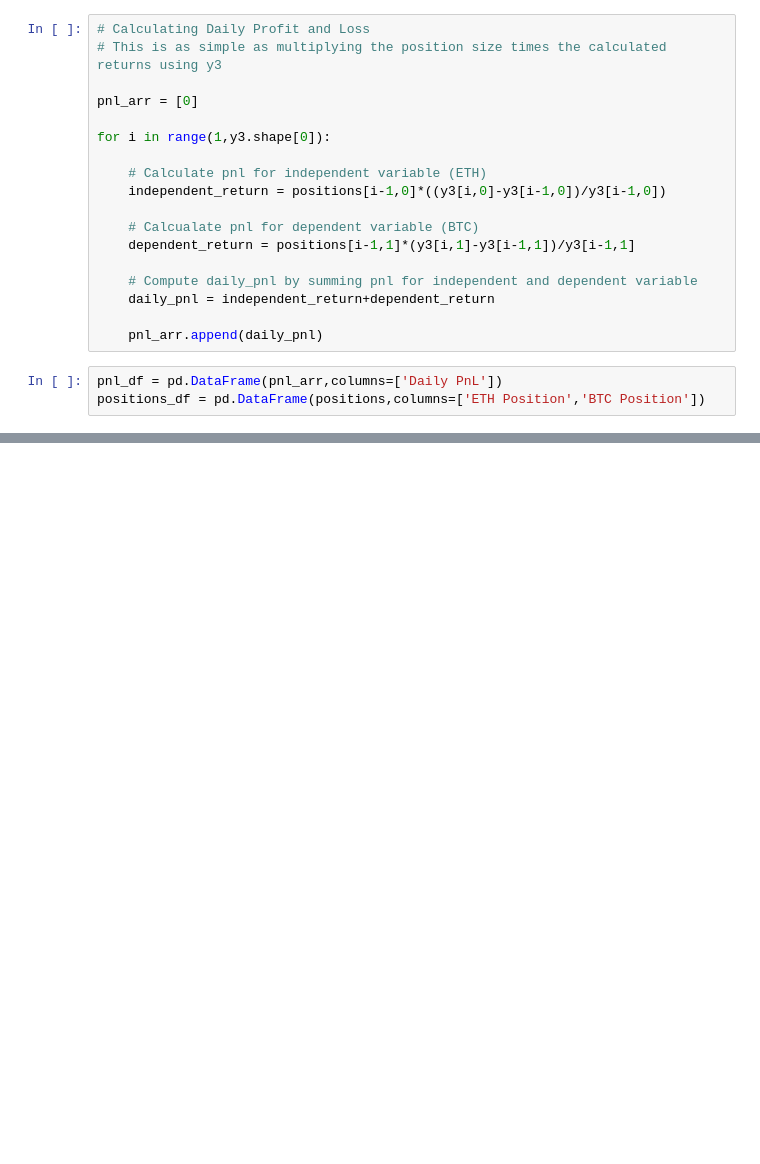
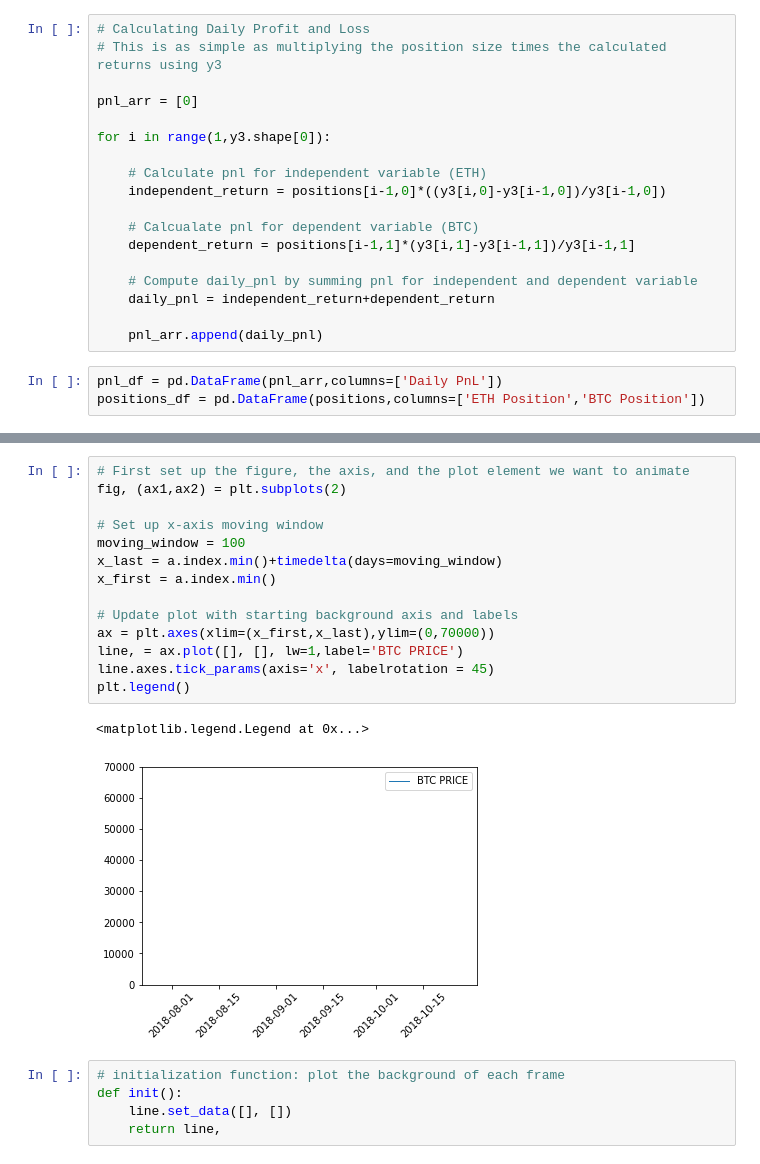
Before and after one commit to DataTortuga/crypto-pair-trade-analysis, a Jupyter notebook: BTC-ETH-Pair-Trade/BTC-ETH-Pair-Trade2.ipynb, the cells around one changed output, grey strips where cells are left out. Cells and saved outputs as stored; diff of their text form; blank space fills up the shorter version.

```diff
--- a/BTC-ETH-Pair-Trade/BTC-ETH-Pair-Trade2.ipynb
+++ b/BTC-ETH-Pair-Trade/BTC-ETH-Pair-Trade2.ipynb
@@ -597,0 +563,22 @@ plt.show()
+# %%
+# First set up the figure, the axis, and the plot element we want to animate
+fig, (ax1,ax2) = plt.subplots(2)
+
+# Set up x-axis moving window
+moving_window = 100
+x_last = a.index.min()+timedelta(days=moving_window)
+x_first = a.index.min()
+
+# Update plot with starting background axis and labels
+ax = plt.axes(xlim=(x_first,x_last),ylim=(0,70000))
+line, = ax.plot([], [], lw=1,label='BTC PRICE')
+line.axes.tick_params(axis='x', labelrotation = 45)
+plt.legend()
+# %% [output]
+<matplotlib.legend.Legend at 0x...>
+[figure, added]
+# %%
+# initialization function: plot the background of each frame
+def init():
+    line.set_data([], [])
+    return line,
```
Also changed, not shown: parts of 30 cells of this notebook, 19 other files.
